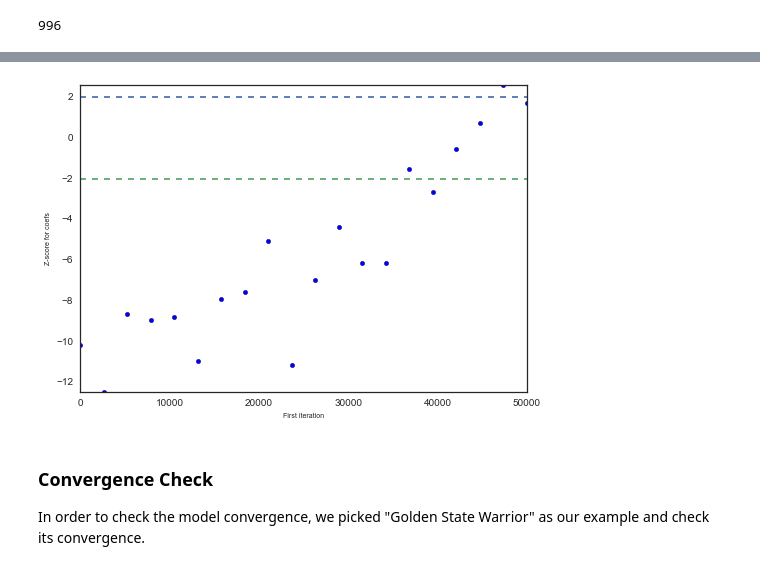
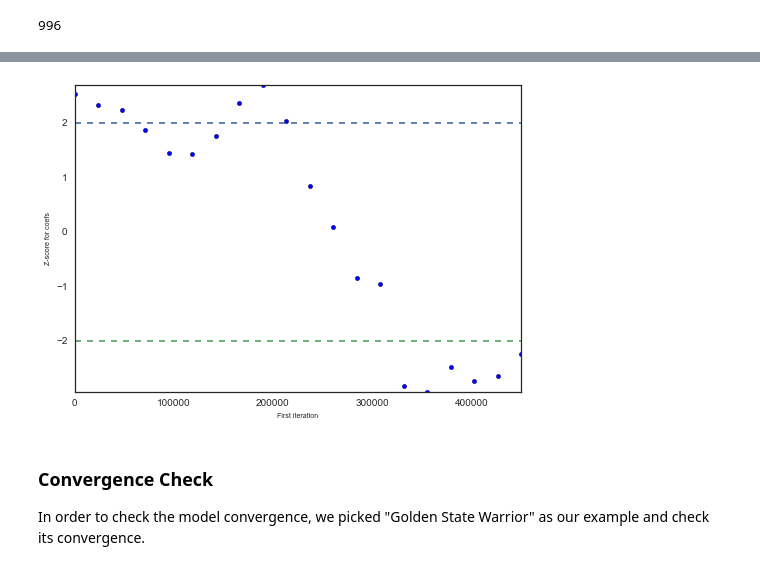
Before and after one commit to AM207Fantasy/am207, a Jupyter notebook: Pymc and Pooling.ipynb, the cells around one changed output, grey strips where cells are left out. Cells and saved outputs as stored; diff of their text form; code cells hidden in the pictures.

```diff
--- a/Pymc and Pooling.ipynb
+++ b/Pymc and Pooling.ipynb
@@ -252,8 +252,8 @@ plt.plot(coefs.trace()[:, 70])
 # %%
-geweke_res = pm.geweke(coefs.trace()[:,60])
+geweke_res = pm.geweke(coefs.trace()[99900:,50])
 pm.Matplot.geweke_plot(geweke_res,'coefs')
 # %% [output]
-[figure, old version]
+[figure, new version]
 # %% [markdown]
 ### Convergence Check
 In order to check the model convergence, we picked "Golden State Warrior" as our example and check its convergence.
```
Also changed, not shown: parts of 4 cells of this notebook, 1 other file.
